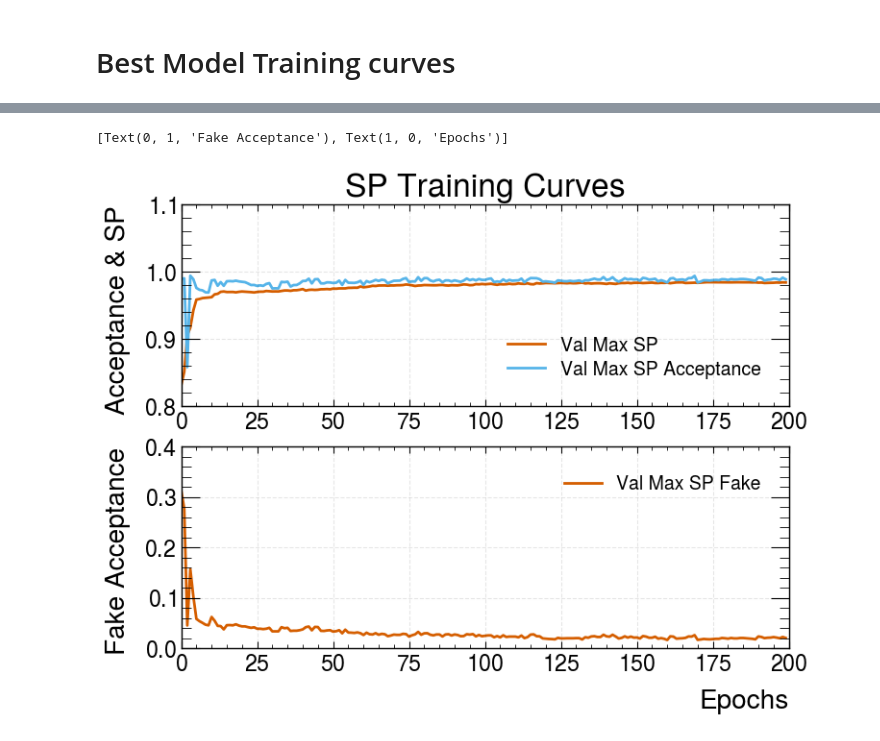
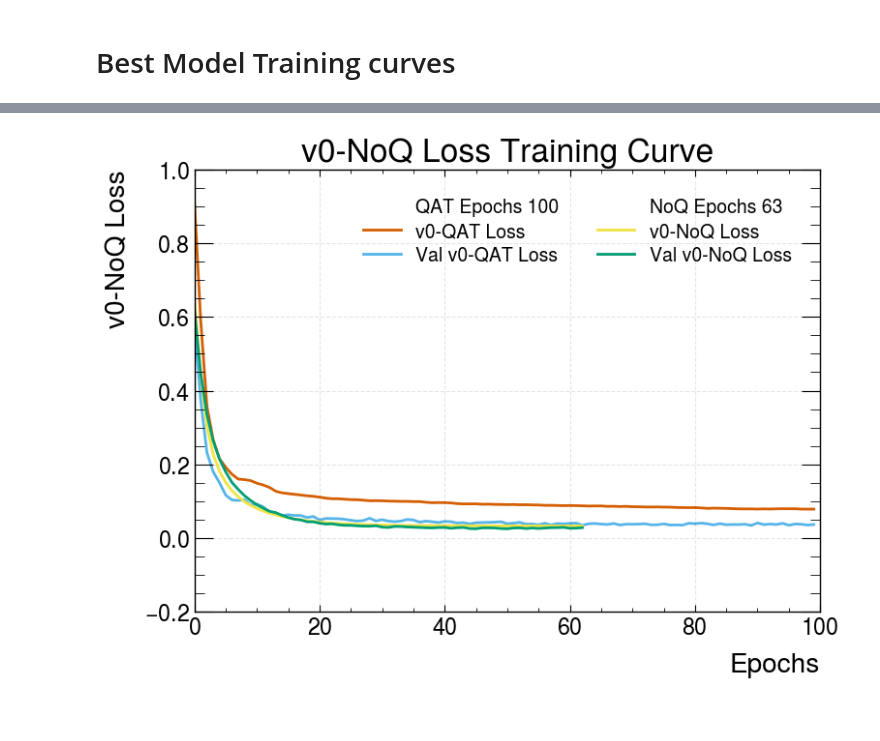
Before and after one commit to lucasbanunes/ringer-zero, a Jupyter notebook: model_analysis.ipynb, the cells around one changed output, grey strips where cells are left out. Drawn from its saved outputs; the diff is of its cells as text; code cells hidden in the pictures.

Commit message:
Updates model_analysis.ipynb with more plots

```diff
--- a/model_analysis.ipynb
+++ b/model_analysis.ipynb
@@ -63,20 +92,45 @@ ax.set(
-# %%
-fig, axes = plt.subplots(2, 1)
-for ax in axes.flatten():
-    ax.grid(linestyle='--', alpha=0.1, color='k')
-axes[0].plot(history_df.loc[max_sp_idx, 'max_sp_val'], label='Val Max SP')
-axes[1].plot(history_df.loc[max_sp_idx, 'max_sp_fa_val'], label='Val Max SP Fake')
-axes[0].plot(history_df.loc[max_sp_idx, 'max_sp_pd_val'], label='Val Max SP Acceptance')
-axes[0].legend()
-axes[1].legend()
-axes[0].set(
-    title='SP Training Curves',
-    ylabel='Acceptance & SP',
-)
-axes[1].set(
-    ylabel='Fake Acceptance',
-    xlabel='Epochs'
-)
-# %% [output]
-[Text(0, 1, 'Fake Acceptance'), Text(1, 0, 'Epochs')]
-[figure, removed]
+# %%
+def plot_training_curves(model_results, metric_name: str, metric_label: str, colors, ax=None):
+    log_df = model_results['log_df']
+    summary_df = model_results['summary_df']
+    max_sp_idx = model_results['max_sp_idx']
+    if ax is None:
+        ax = plt.gca()
+    ax.grid(linestyle='--', alpha=0.1, color='k')
+    model_label = model_results['label']
+    # if model_label := model_results.get('label'):
+    #     ax.plot([], [], ' ', label=model_label)
+    # ax.plot([], [], ' ', label=f"{model_label} Fold {summary_df.loc[max_sp_idx, 'fold']}")
+    # ax.plot([], [], ' ', label=f"{model_label} Init {summary_df.loc[max_sp_idx, 'init']}")
+    ax.plot([], [], ' ', label=f"{model_label} Epochs {len(log_df.loc[max_sp_idx, 'loss'])}")
+    ax.plot(log_df.loc[max_sp_idx, metric_name], label=f'{metric_label}', color=colors[0])
+    val_name = f'val_{metric_name}'
+    if val_name in log_df.columns:
+        ax.plot(log_df.loc[max_sp_idx, val_name], label=f'Val {metric_label}', color=colors[1])
+    ax.set(
+        title=f'{metric_label} Training Curve',
+        xlabel='Epochs',
+        ylabel=metric_label
+    )
+    return ax
+# %%
+fig, ax = plt.subplots()
+color_cycle = plt.rcParams["axes.prop_cycle"].by_key()["color"]
+ax = plot_training_curves(
+    model_results=model_results['vqat0'],
+    metric_name='loss',
+    metric_label='v0-QAT Loss',
+    ax=ax,
+    colors=color_cycle[:2]
+)
+ax = plot_training_curves(
+    model_results=model_results['vnoq0'],
+    metric_name='loss',
+    metric_label='v0-NoQ Loss',
+    ax=ax,
+    colors=color_cycle[3:5]
+)
+ax.legend(ncols=2)
+fig.tight_layout()
+# %% [output]
+[figure, added]
```
Also changed, not shown: parts of 15 cells of this notebook.
